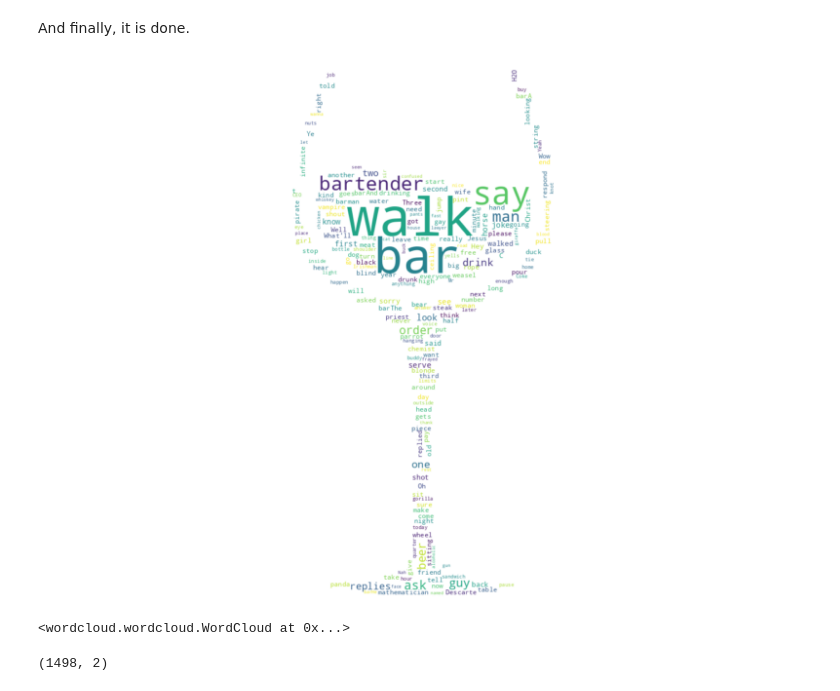
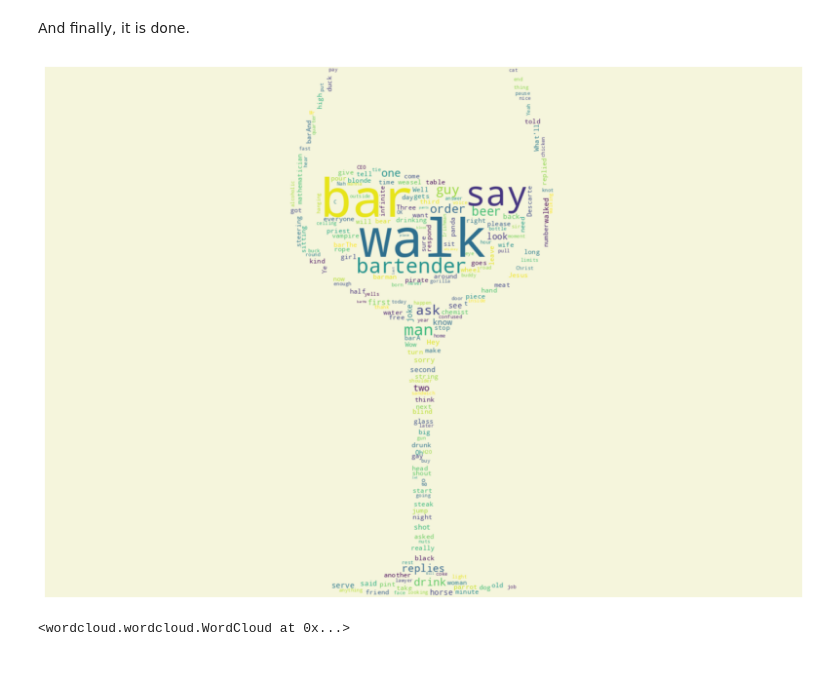
Before and after one commit to s-bose/Walks-into-a-bar-dataset, a Jupyter notebook: notebooks/walks_into_bar_scrapper.ipynb, the cells around one changed output. Drawn from its saved outputs; the diff is of its cells as text; code cells hidden in the pictures.

```diff
--- a/notebooks/walks_into_bar_scrapper.ipynb
+++ b/notebooks/walks_into_bar_scrapper.ipynb
@@ -317,23 +320,19 @@ df_jokes.to_csv('jokes.csv')
 # %%
-df_jokes = pd.read_csv('data/jokes.csv')
+df_jokes = pd.read_csv('../data/jokes.csv')
 # %% [markdown]
 And finally, it is done.
 # %%
-from wordcloud import WordCloud
-from PIL import Image
-
-img = Image.open('data/wine.jpg')
+img = Image.open('../data/wine.jpg')
 img = np.array(img.convert('L'))
 
 
 txt = " ".join(df_jokes['joke'])
-wc = WordCloud(mask=img,  collocations=False, background_color='white', height=500, width=800).generate(txt)
-
+wc = WordCloud(mask=img,  collocations=False, background_color='beige', height=500, width=800).generate(txt)
 plt.figure(figsize=(20, 10))
 
 plt.imshow(wc, interpolation='bilinear')
 plt.axis('off')
 plt.show()
 # %% [output]
-[figure, old version]
+[figure, new version]
 # %%
@@ -341,7 +340,2 @@ wc.to_file('thumbnail.png')
 # %% [output]
 <wordcloud.wordcloud.WordCloud at 0x...>
-# %%
-df = pd.read_csv('jokes.csv')
-df.shape
-# %% [output]
-(1498, 2)
```
Also changed, not shown: parts of 3 cells of this notebook, 6 other files.
